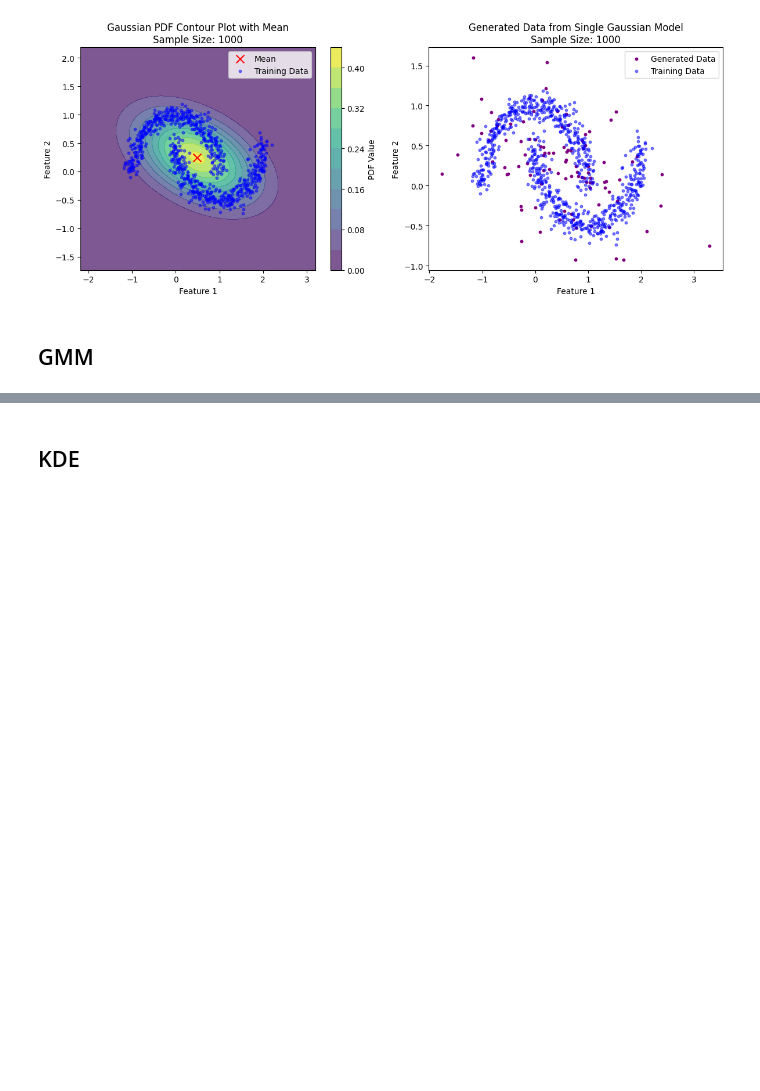
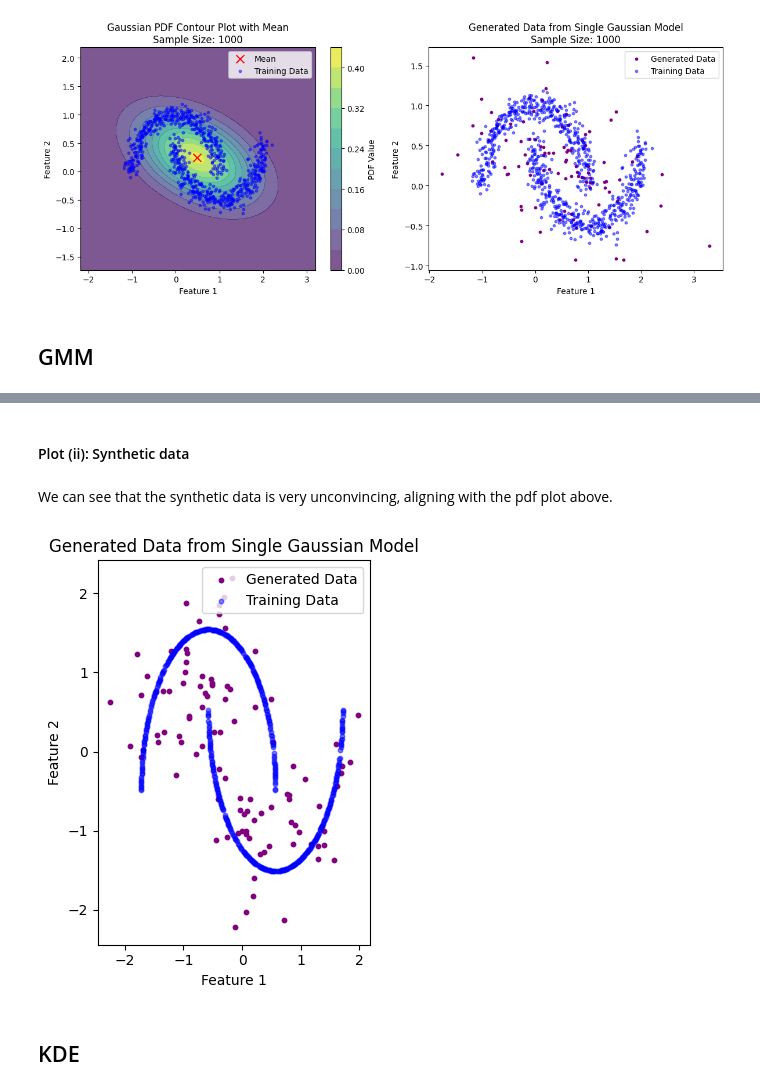
Before and after one commit to timat33/GNN, a Jupyter notebook: Final Notebook(s)/Exercise1.ipynb, the cells around one changed output, grey strips where cells are left out. Drawn from its saved outputs; the diff is of its cells as text; code cells hidden in the pictures; blank space fills up the shorter version.

```diff
--- a/Final Notebook(s)/Exercise1.ipynb
+++ b/Final Notebook(s)/Exercise1.ipynb
@@ -400,3 +605,12 @@ for n_samples, (train_data, test_data) in generated_datasets.items():
+# %% [markdown]
+#### Plot (ii): Synthetic data
+# %% [markdown]
+We can see that the synthetic data is very unconvincing, aligning with the pdf plot above.
+# %%
+generated_data = sample_from_gmm(best_res.w, best_res.m, best_res.s, n = 100, seed = seed)
+plot_generated_data(generated_data)
+# %% [output]
+[figure, added]
 # %% [markdown]
 ## KDE
 # %%
```
Also changed, not shown: parts of 19 cells of this notebook.
